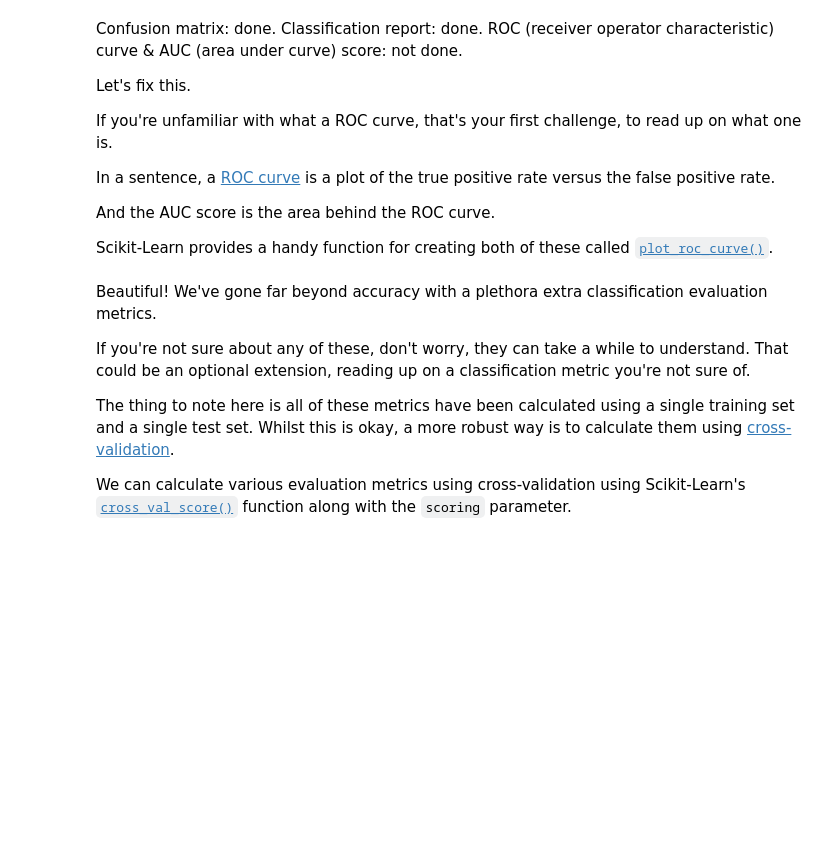
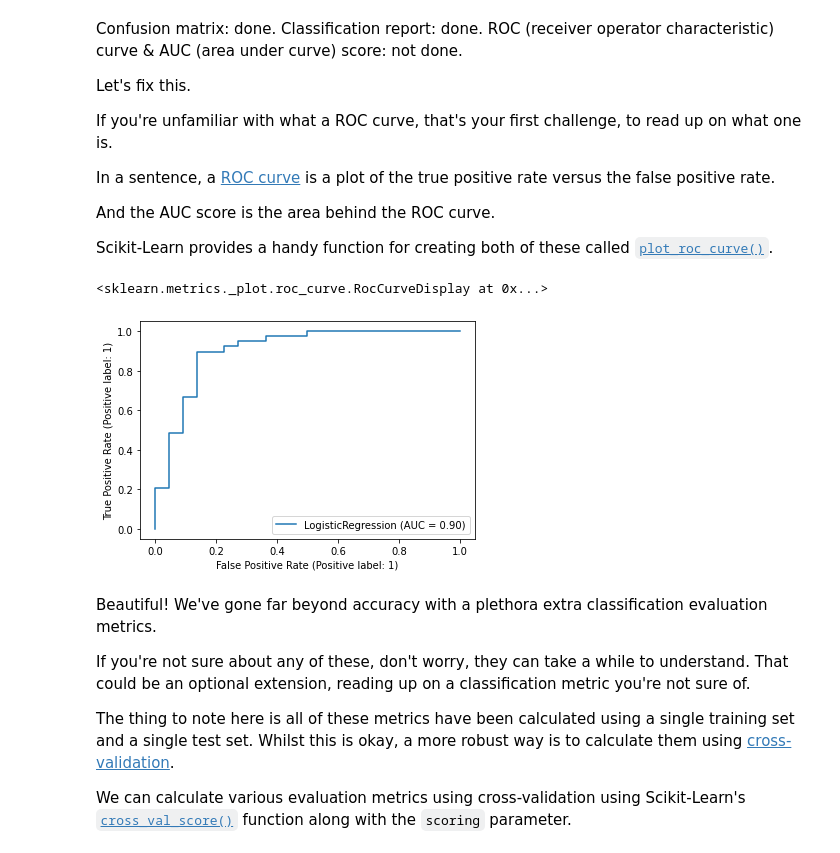
Before and after one commit to kunalburgul/AMLP, a Jupyter notebook: Sklearn/scikit-learn-exercises.ipynb, the cells around one changed output. Cells and saved outputs as stored; diff of their text form; code cells hidden in the pictures; blank space fills up the shorter version.

```diff
--- a/Sklearn/scikit-learn-exercises.ipynb
+++ b/Sklearn/scikit-learn-exercises.ipynb
@@ -380,7 +475,10 @@ And the AUC score is the area behind the ROC curve.
 Scikit-Learn provides a handy function for creating both of these called [`plot_roc_curve()`](https://scikit-learn.org/stable/modules/generated/sklearn.metrics.plot_roc_curve.html).
 # %%
 # Plot a ROC curve using our current machine learning model using plot_roc_curve
-###
+plot_roc_curve(clf, X_test, y_test)
+# %% [output]
+<sklearn.metrics._plot.roc_curve.RocCurveDisplay at 0x...>
+[figure, added]
 # %% [markdown]
 Beautiful! We've gone far beyond accuracy with a plethora extra classification evaluation metrics.
 
```
Also changed, not shown: parts of 50 cells of this notebook.
